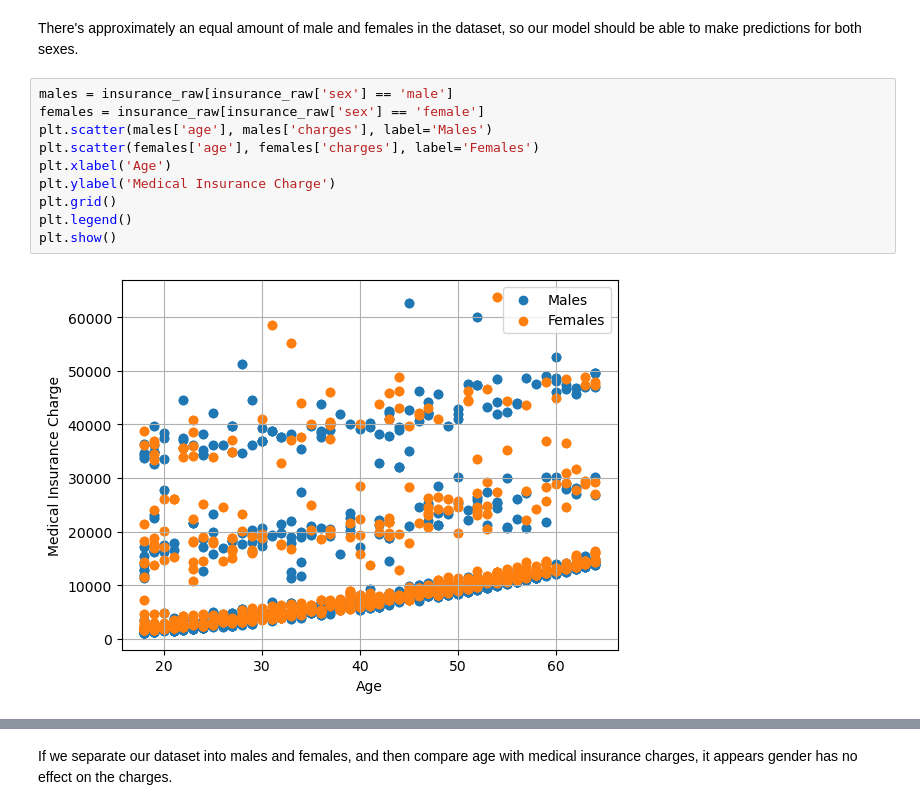
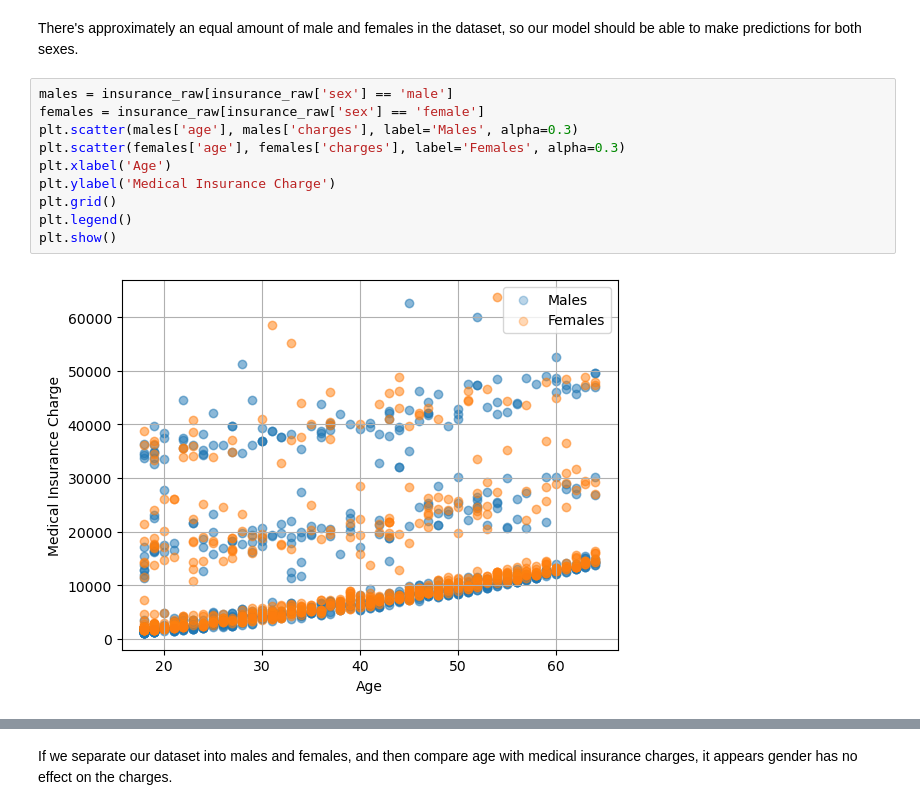
Before and after one commit to suchitbhayani/Medical-Insurance-Cost, a Jupyter notebook: Cost_Analysis.ipynb, the cells around one changed output, grey strips where cells are left out. Cells and saved outputs as stored; diff of their text form.

```diff
--- a/Cost_Analysis.ipynb
+++ b/Cost_Analysis.ipynb
@@ -103,15 +114,15 @@ There's approximately an equal amount of male and females in the dataset, so our
 # %%
 males = insurance_raw[insurance_raw['sex'] == 'male']
 females = insurance_raw[insurance_raw['sex'] == 'female']
-plt.scatter(males['age'], males['charges'], label='Males')
-plt.scatter(females['age'], females['charges'], label='Females')
+plt.scatter(males['age'], males['charges'], label='Males', alpha=0.3)
+plt.scatter(females['age'], females['charges'], label='Females', alpha=0.3)
 plt.xlabel('Age')
 plt.ylabel('Medical Insurance Charge')
 plt.grid()
 plt.legend()
 plt.show()
 # %% [output]
-[figure, old version]
+[figure, new version]
 # %%
 plt.hist(males['charges'], label='Males', alpha=0.6, bins=np.arange(0, 70000, 5000))
 plt.hist(females['charges'], label='Females', alpha=0.6, bins=np.arange(0, 70000, 5000))
```
Also changed, not shown: parts of 7 cells of this notebook.
